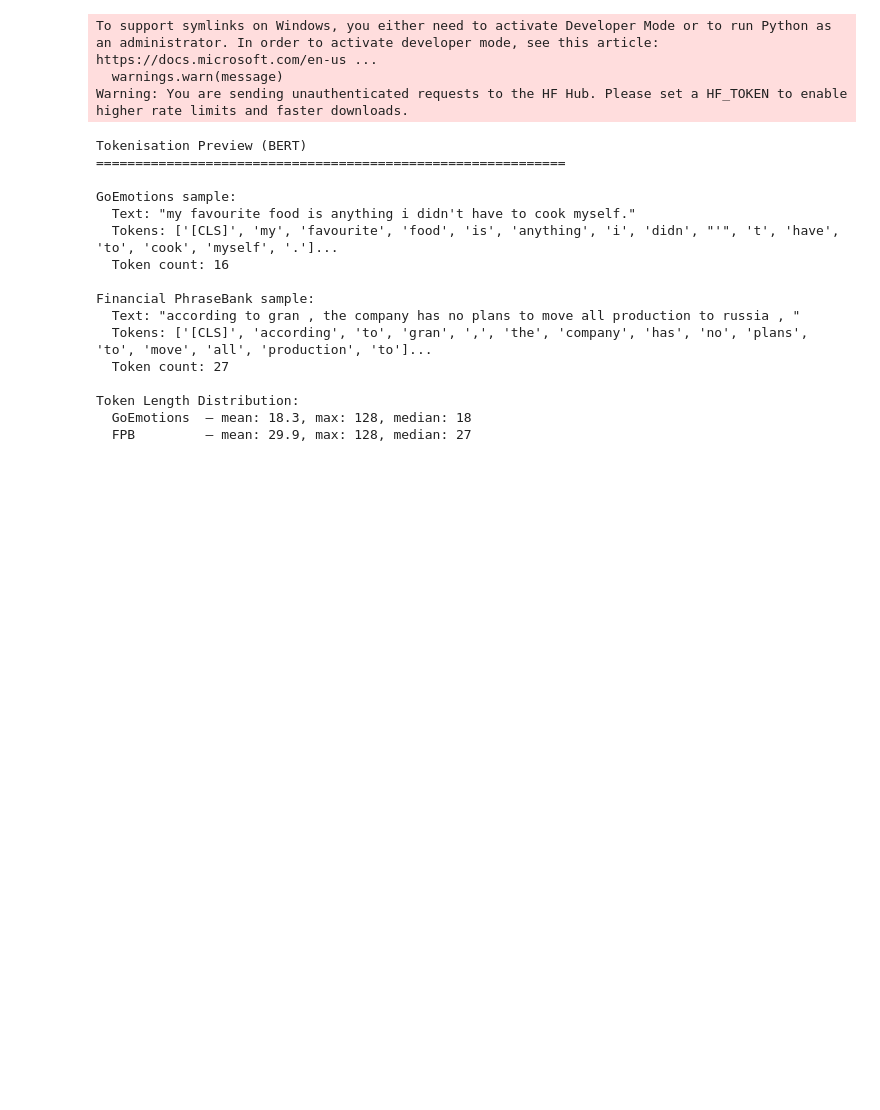
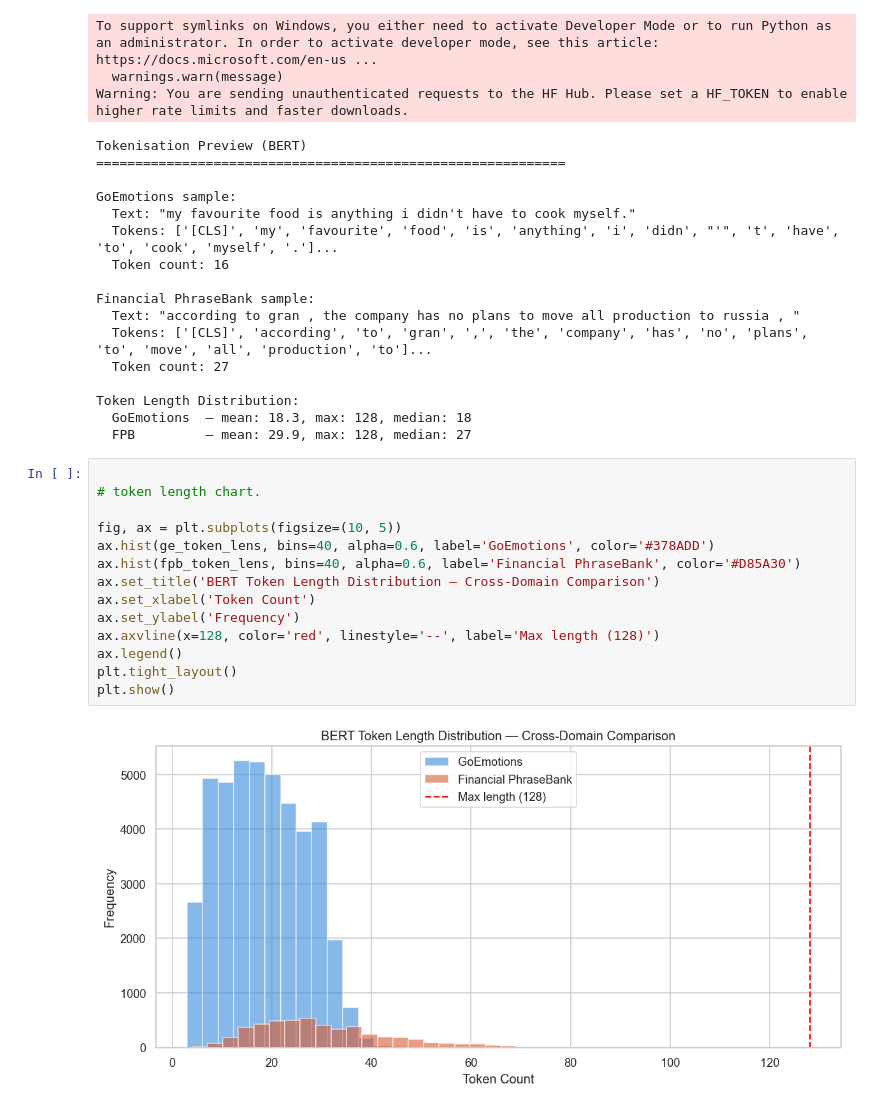
Before and after one commit to Kevinmonitor/TECHNOLOGY-DESIGN-PROJECT, a Jupyter notebook: Dataset_Explorer_GoEmotions_FinancialPhraseBank.ipynb, the cells around one changed output. Drawn from its saved outputs; the diff is of its cells as text; blank space fills up the shorter version.

```diff
--- a/Dataset_Explorer_GoEmotions_FinancialPhraseBank.ipynb
+++ b/Dataset_Explorer_GoEmotions_FinancialPhraseBank.ipynb
@@ -1138,3 +1138,19 @@ Financial PhraseBank sample:
 Token Length Distribution:
   GoEmotions  — mean: 18.3, max: 128, median: 18
   FPB         — mean: 29.9, max: 128, median: 27
+# %%
+
+# token length chart.
+
+fig, ax = plt.subplots(figsize=(10, 5))
+ax.hist(ge_token_lens, bins=40, alpha=0.6, label='GoEmotions', color='#378ADD')
+ax.hist(fpb_token_lens, bins=40, alpha=0.6, label='Financial PhraseBank', color='#D85A30')
+ax.set_title('BERT Token Length Distribution — Cross-Domain Comparison')
+ax.set_xlabel('Token Count')
+ax.set_ylabel('Frequency')
+ax.axvline(x=128, color='red', linestyle='--', label='Max length (128)')
+ax.legend()
+plt.tight_layout()
+plt.show()
+# %% [output]
+[figure, added]
```
Also changed, not shown: parts of 2 cells of this notebook, 3 other files.
